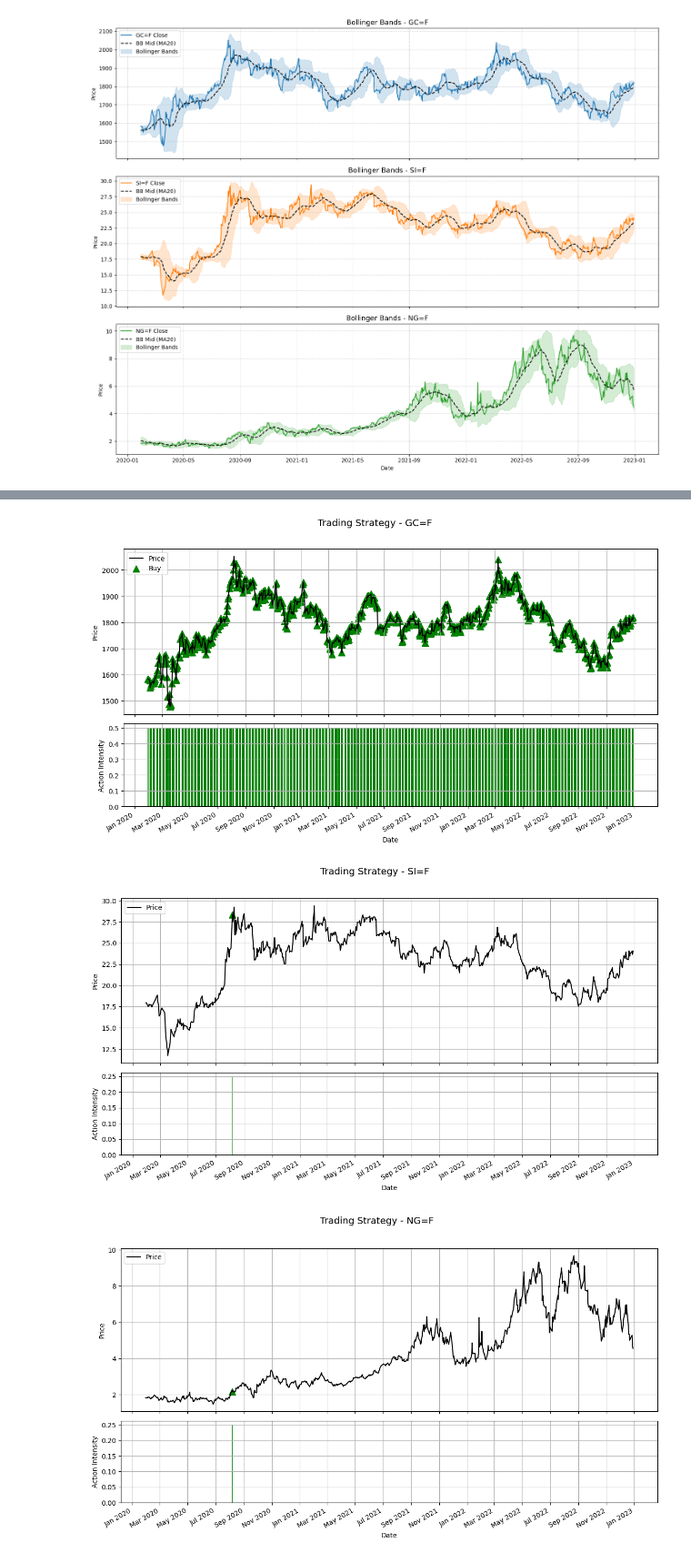
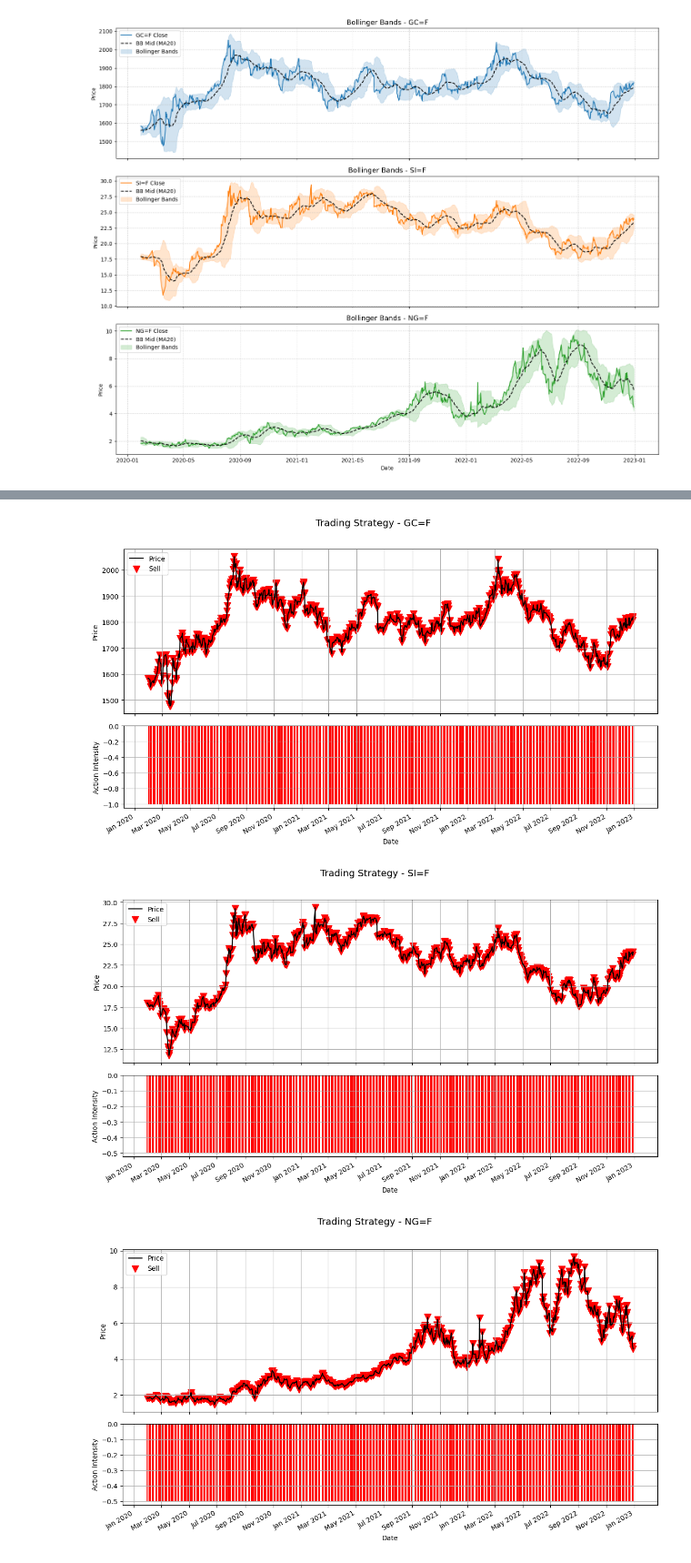
Before and after one commit to L4ncelin/Trading_bot_Reinforcement_learning, a Jupyter notebook: Notebooks/09_RL_DQN.ipynb, the cells around one changed output, grey strips where cells are left out. Shown at 91% size. Cells and saved outputs as stored; diff of their text form; code cells hidden in the pictures.

Commit message:
Test DQN

```diff
--- a/Notebooks/09_RL_DQN.ipynb
+++ b/Notebooks/09_RL_DQN.ipynb
@@ -314,7 +314,7 @@ class CommodityTradingEnv(gym.Env):
                 self.recent_actions[ticker].pop(0)
 
             if act < 0 and self.shares_held[ticker] <= 0:
-                penalty -= 0.05
+                penalty += 0.05
 
             # --- EXÉCUTION DES ACTIONS ---
             if act > 0:  # Achat
@@ -335,11 +335,10 @@ class CommodityTradingEnv(gym.Env):
 
         self.net_worth = self.balance + sum(self.shares_held[ticker] * current_prices[ticker] for ticker in self.tickers)
         self.max_net_worth = max(self.net_worth, self.max_net_worth)
-        reward = (self.net_worth - prev_net_worth) / prev_net_worth + penalty
 
-
-
-
+        profit_reward = (self.net_worth - prev_net_worth) / prev_net_worth
+        reg_lambda = 0.1  # coefficient de régulation
+        reward = profit_reward - reg_lambda * penalty
 
         done = self.net_worth <= 0 or self.current_step >= self.max_steps
         return self._next_observation(), reward, done, False, {}
@@ -686,17 +730,17 @@ class BollingerDoubleDQN:
 # %%
-env_train = DummyVecEnv([lambda: CommodityTradingEnv(training_data, transaction_cost_percent=0.005)])
-env_val = DummyVecEnv([lambda: CommodityTradingEnv(validation_data, transaction_cost_percent=0.005)])
-env_test = DummyVecEnv([lambda: CommodityTradingEnv(test_data, transaction_cost_percent=0.005)])
+env_train = DummyVecEnv([lambda: NormalizedObservation(CommodityTradingEnv(training_data, transaction_cost_percent=0.001))])
+env_val = DummyVecEnv([lambda: NormalizedObservation(CommodityTradingEnv(validation_data, transaction_cost_percent=0.001))])
+env_test = DummyVecEnv([lambda: NormalizedObservation(CommodityTradingEnv(test_data, transaction_cost_percent=0.001))])
 # %%
 model = BollingerDoubleDQN(
     "MlpPolicy",
     env_train,
     verbose=1,
-    device="cpu",
+    device="cuda",
     learning_rate=1e-4,
     buffer_size=100000,
     learning_starts=1000,
-    batch_size=32,
+    batch_size=64,
     gamma=0.99,
     train_freq=4,           # Par exemple : un entraînement tous les 4 pas
     gradient_steps=1,       # Et 1 pas de gradient par fois
@@ -707,7 +751,7 @@ model = BollingerDoubleDQN(
 
 best_val_reward = -np.inf
 best_model_path = "best_dqn_model.zip"
-num_epochs = 100
+num_epochs = 200
 timesteps_per_epoch = 1000
 
 train_losses = []
@@ -917,27 +961,27 @@ def plot_trading_strategy(env, model, n_steps=200):
     done = False
     step_count = 0
 
-    price_history = {ticker: [] for ticker in env.envs[0].tickers}
-    action_history = {ticker: [] for ticker in env.envs[0].tickers}
+    price_history = {ticker: [] for ticker in env.envs[0].env.tickers}
+    action_history = {ticker: [] for ticker in env.envs[0].env.tickers}
     date_history = []
 
     while not done and step_count < n_steps:
         step_count += 1
         action, _ = model.predict(obs)
-        decoded_actions = env.envs[0].decode_action(action)
+        decoded_actions = env.envs[0].env.decode_action(action)
 
-        current_step_in_env = env.envs[0].current_step
-        date_index = env.envs[0].commodity_data[env.envs[0].tickers[0]].index[current_step_in_env]
+        current_step_in_env = env.envs[0].env.current_step
+        date_index = env.envs[0].env.commodity_data[env.envs[0].env.tickers[0]].index[current_step_in_env]
         date_history.append(date_index)
 
-        for i, ticker in enumerate(env.envs[0].tickers):
-            price = env.envs[0].commodity_data[ticker]['Close'].iloc[current_step_in_env]
+        for i, ticker in enumerate(env.envs[0].env.tickers):
+            price = env.envs[0].env.commodity_data[ticker]['Close'].iloc[current_step_in_env]
             price_history[ticker].append(price)
             action_history[ticker].append(decoded_actions[i])
 
         obs, reward, done, _ = env.step([action])
 
-    for ticker in env.envs[0].tickers:
+    for ticker in env.envs[0].env.tickers:
         fig, axs = plt.subplots(2, 1, figsize=(12, 7), sharex=True, height_ratios=[2, 1])
         fig.suptitle(f"Trading Strategy - {ticker}", fontsize=14)
 
@@ -959,34 +1003,34 @@ def plot_trading_strategy(env, model, n_steps=200):
                     date_history[i],
                     price_history[ticker][i],
                     marker='v',
                     color='red',
                     s=100,
                     label='Sell' if i == 0 else ""
                 )
 
         axs[0].set_ylabel("Price")
         axs[0].legend(loc='upper left')
         axs[0].grid(True)
 
         # -------- BARRES D'INTENSITÉ
         intensities = action_history[ticker]
         colors = ['green' if a > 0 else 'red' if a < 0 else 'gray' for a in intensities]
         axs[1].bar(date_history, intensities, color=colors, width=1)
         axs[1].set_ylabel("Action Intensity")
         axs[1].set_xlabel("Date")
         axs[1].grid(True)
 
         # -------- Formatage des dates
         axs[1].xaxis.set_major_locator(mdates.MonthLocator(interval=2))  # tous les 2 mois
         axs[1].xaxis.set_major_formatter(mdates.DateFormatter('%b %Y'))  # format 'Jan 2020'
         fig.autofmt_xdate()  # rotation auto
 
         plt.tight_layout(rect=[0, 0, 1, 0.96])
         plt.show()
 
-nb_days = env_test.envs[0].max_steps
+nb_days = env_test.envs[0].env.max_steps
 plot_trading_strategy(env_test, best_model, n_steps=nb_days)
 # %% [output]
-[figure, old version]
+[figure, new version]
-[figure, old version]
+[figure, new version]
-[figure, old version]
+[figure, new version]
```
Also changed, not shown: parts of 6 cells of this notebook.
